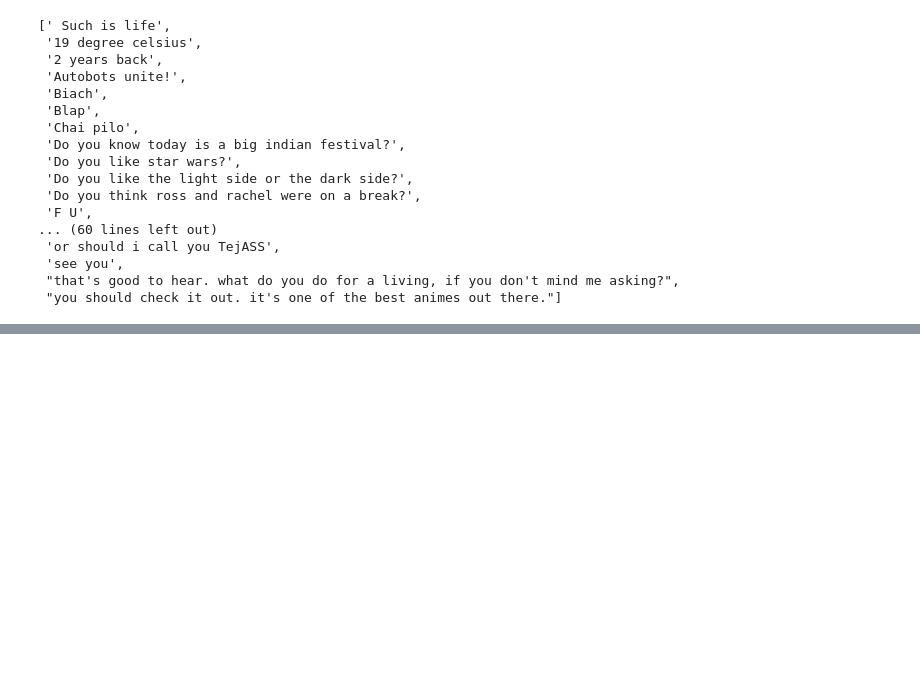
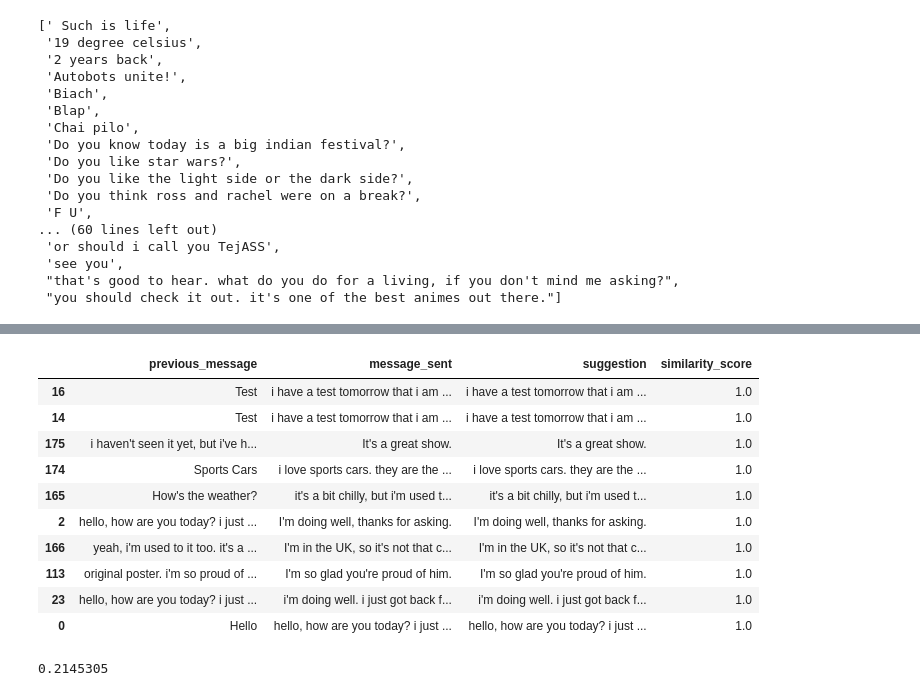
Before and after one commit to Tejas-Nanaware/Towards-Assisting-Human-Human-Conversations, a Jupyter notebook: src/Analysis/Data Analysis 2.ipynb, the cells around one changed output, grey strips where cells are left out. Cells and saved outputs as stored; diff of their text form; code cells hidden in the pictures; blank space fills up the shorter version.

```diff
--- a/src/Analysis/Data Analysis 2.ipynb
+++ b/src/Analysis/Data Analysis 2.ipynb
@@ -326,0 +382,18 @@ print(len(bad_performance['previous_message']))
+# %%
+sorted_similarity_df.tail(10)
+# %% [output]
+|  | previous_message | message_sent | suggestion | similarity_score |
+| 16 | Test | i have a test tomorrow that i am ... | i have a test tomorrow that i am ... | 1.0 |
+| 14 | Test | i have a test tomorrow that i am ... | i have a test tomorrow that i am ... | 1.0 |
+| 175 | i haven't seen it yet, but i've h... | It's a great show. | It's a great show. | 1.0 |
+| 174 | Sports Cars | i love sports cars. they are the ... | i love sports cars. they are the ... | 1.0 |
+| 165 | How's the weather? | it's a bit chilly, but i'm used t... | it's a bit chilly, but i'm used t... | 1.0 |
+| 2 | hello, how are you today? i just ... | I'm doing well, thanks for asking. | I'm doing well, thanks for asking. | 1.0 |
+| 166 | yeah, i'm used to it too. it's a ... | I'm in the UK, so it's not that c... | I'm in the UK, so it's not that c... | 1.0 |
+| 113 | original poster. i'm so proud of ... | I'm so glad you're proud of him. | I'm so glad you're proud of him. | 1.0 |
+| 23 | hello, how are you today? i just ... | i'm doing well. i just got back f... | i'm doing well. i just got back f... | 1.0 |
+| 0 | Hello | hello, how are you today? i just ... | hello, how are you today? i just ... | 1.0 |
+# %%
+get_similarity_score('You are the best', 'I want to die')
+# %% [output]
+0.2145305
```
Also changed, not shown: parts of 6 cells of this notebook.
